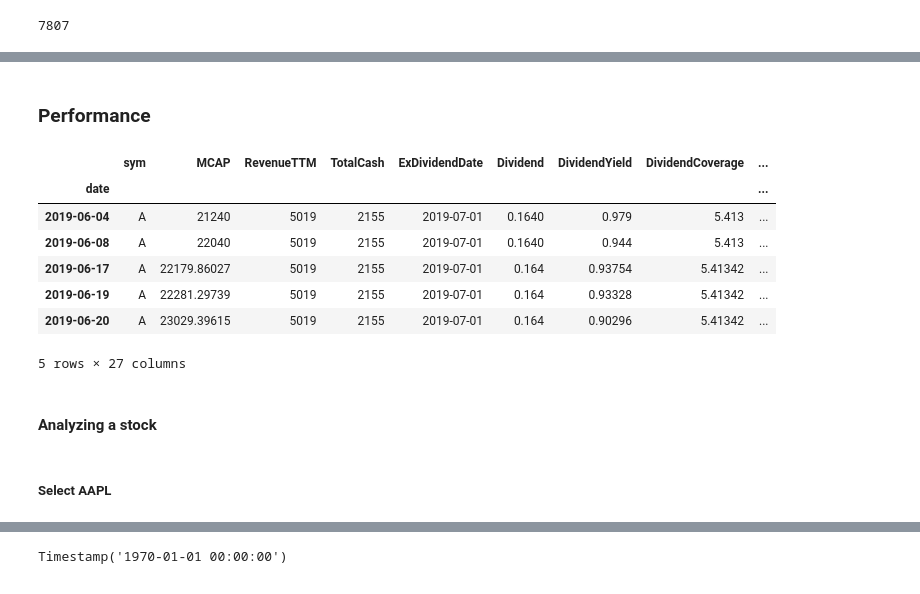
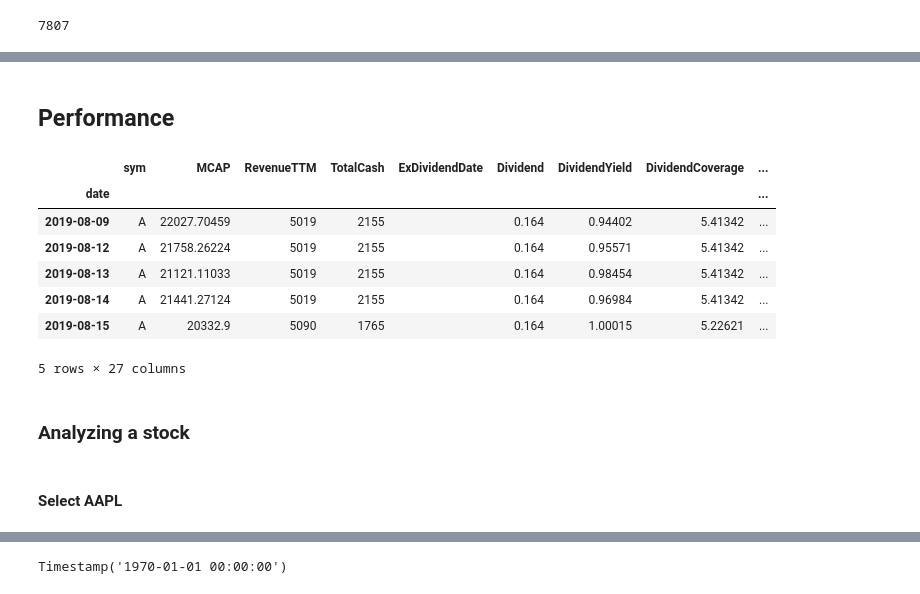
Before and after one commit to skelouse/capstone-stock-analysis, a Jupyter notebook: main.ipynb, the cells around one changed output, grey strips where cells are left out. Cells and saved outputs as stored; diff of their text form; code cells hidden in the pictures.

```diff
--- a/main.ipynb
+++ b/main.ipynb
@@ -451,31 +539,34 @@ len(df_company)
 # %% [markdown]
-### Performance
+## Performance
 # %%
 # Cleaning first two blank rows
 df_performance = db.frames['performance'].copy(deep=True).drop([0, 1])
+
+# Remove Dates that are less than august 8th, as that is from a different collection method
+df_performance = df_performance[df_performance['date'] > pd.to_datetime('2019-08-08')]
 
 # Resetting date index and dropping index
 df_performance.set_index('date', inplace=True, drop=True)
 
 # Dropping null date values
 df_performance = df_performance.loc[df_performance.index.notnull()]
 
 df_performance.head()
 # %% [output]
 |  | sym | MCAP | RevenueTTM | TotalCash | ExDividendDate | Dividend | DividendYield | DividendCoverage | ... |
 | date |  |  |  |  |  |  |  |  | ... |
-| 2019-06-04 | A | 21240 | 5019 | 2155 | 2019-07-01 | 0.1640 | 0.979 | 5.413 | ... |
-| 2019-06-08 | A | 22040 | 5019 | 2155 | 2019-07-01 | 0.1640 | 0.944 | 5.413 | ... |
-| 2019-06-17 | A | 22179.86027 | 5019 | 2155 | 2019-07-01 | 0.164 | 0.93754 | 5.41342 | ... |
-| 2019-06-19 | A | 22281.29739 | 5019 | 2155 | 2019-07-01 | 0.164 | 0.93328 | 5.41342 | ... |
-| 2019-06-20 | A | 23029.39615 | 5019 | 2155 | 2019-07-01 | 0.164 | 0.90296 | 5.41342 | ... |
+| 2019-08-09 | A | 22027.70459 | 5019 | 2155 |  | 0.164 | 0.94402 | 5.41342 | ... |
+| 2019-08-12 | A | 21758.26224 | 5019 | 2155 |  | 0.164 | 0.95571 | 5.41342 | ... |
+| 2019-08-13 | A | 21121.11033 | 5019 | 2155 |  | 0.164 | 0.98454 | 5.41342 | ... |
+| 2019-08-14 | A | 21441.27124 | 5019 | 2155 |  | 0.164 | 0.96984 | 5.41342 | ... |
+| 2019-08-15 | A | 20332.9 | 5090 | 1765 |  | 0.164 | 1.00015 | 5.22621 | ... |
 5 rows × 27 columns
 # %%
 df_performance.replace(['', '--'], np.NaN, inplace=True)
 # %% [markdown]
-#### Analyzing a stock
+### Analyzing a stock
 # %% [markdown]
-##### Select AAPL
+#### Select AAPL
 # %%
 aapl = df_performance.loc[df_performance['sym'] == 'AAPL']
 # %%
```
Also changed, not shown: parts of 124 cells of this notebook, 1 other file.
